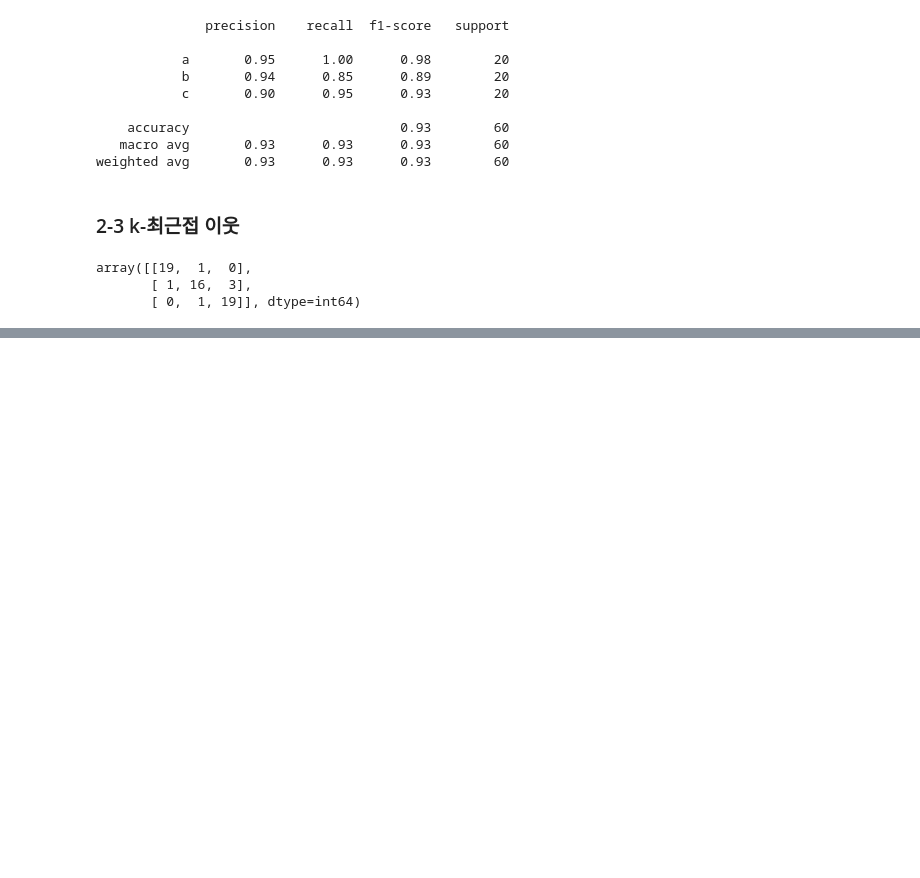
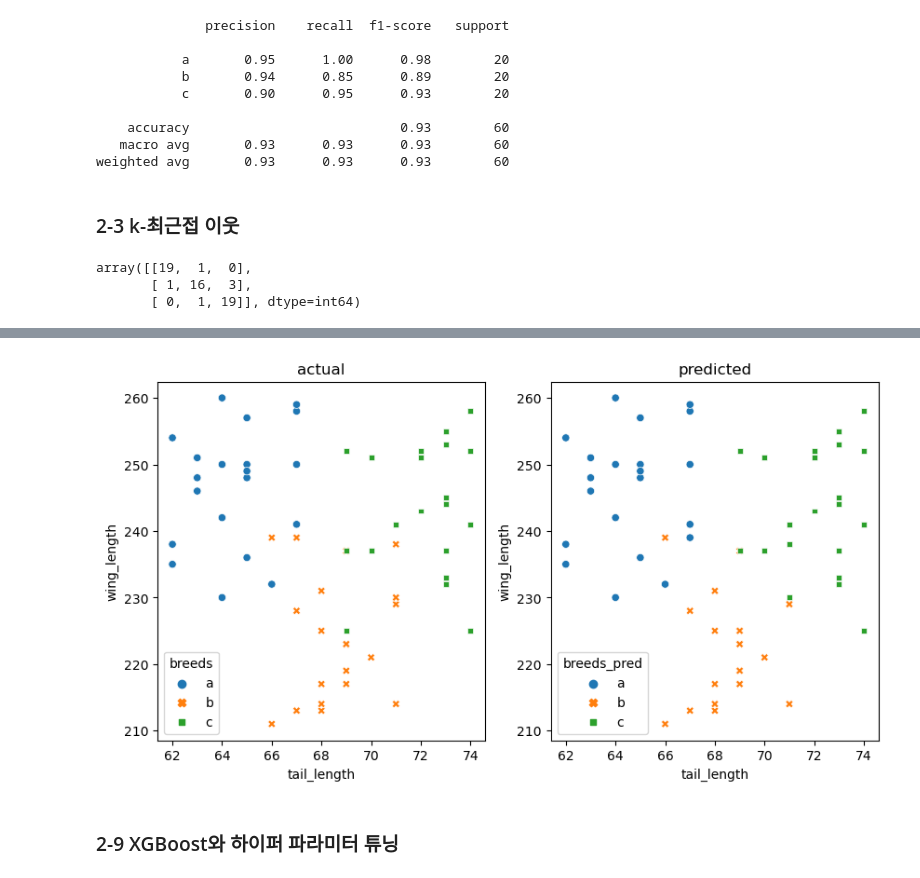
Before and after one commit to kusool72/python, a Jupyter notebook: 현장에서 바로 써먹는 데이터분석.ipynb, the cells around one changed output, grey strips where cells are left out. Cells and saved outputs as stored; diff of their text form; code cells hidden in the pictures; blank space fills up the shorter version.

```diff
--- a/현장에서 바로 써먹는 데이터분석.ipynb
+++ b/현장에서 바로 써먹는 데이터분석.ipynb
@@ -904,0 +1132,8 @@ array([[19,  1,  0],
+# %%
+# 서포트 벡터 머신 알고리즘 수행을 위한 함수 불러오기
+from sklearn.svm import SVC
+# 모델구축(kernel:linear) 및 학습
+model_svm = SVC(kernel='linear').fit(x_train, y_train)
+y_pred_svm = model_svm.predict(x_test)
+from sklearn.metrics import confusion_matrix
+confusion_matrix(y_test, y_pred_svm)
@@ -904,0 +1157,6 @@ array([[19,  1,  0],
+# %%
+# 예측값을 데이터 프레임으로 만들고, 열 이름을 breeds_pred로 지정
+df_y_pred_svm = pd.DataFrame(y_pred_svm, columns = ['breeds_pred'])
+# 기존 test 데이터 셋에 svm 예측 결과 열 합치기
+df_svm = pd.concat([df_test, df_y_pred_svm], axis=1)
+df_svm.head()
@@ -904,0 +1170,16 @@ array([[19,  1,  0],
+# %%
+# 실제 값 및 예측값 시각화
+import seaborn as sns
+import matplotlib.pyplot as plt
+plt.figure(figsize = (10,5))
+plt.subplot(1,2,1)
+sns.scatterplot(data = df_svm, x='tail_length', y='wing_length', hue='breeds', style='breeds')
+plt.title('actual')
+plt.subplot(1,2,2)
+sns.scatterplot(data=df_svm, x='tail_length', y='wing_length', hue='breeds_pred', style='breeds_pred')
+plt.title('predicted')
+plt.show()
+# %% [output]
+[figure, added]
+# %% [markdown]
+### 2-9 XGBoost와 하이퍼 파라미터 튜닝
```
Also changed, not shown: parts of 43 cells of this notebook.
